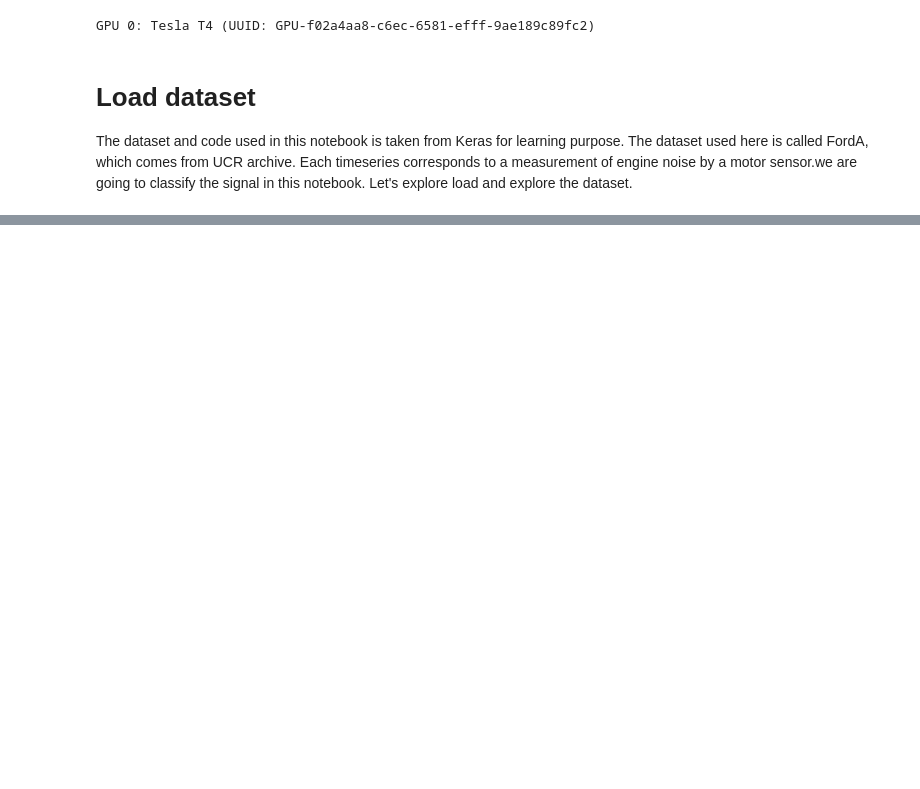
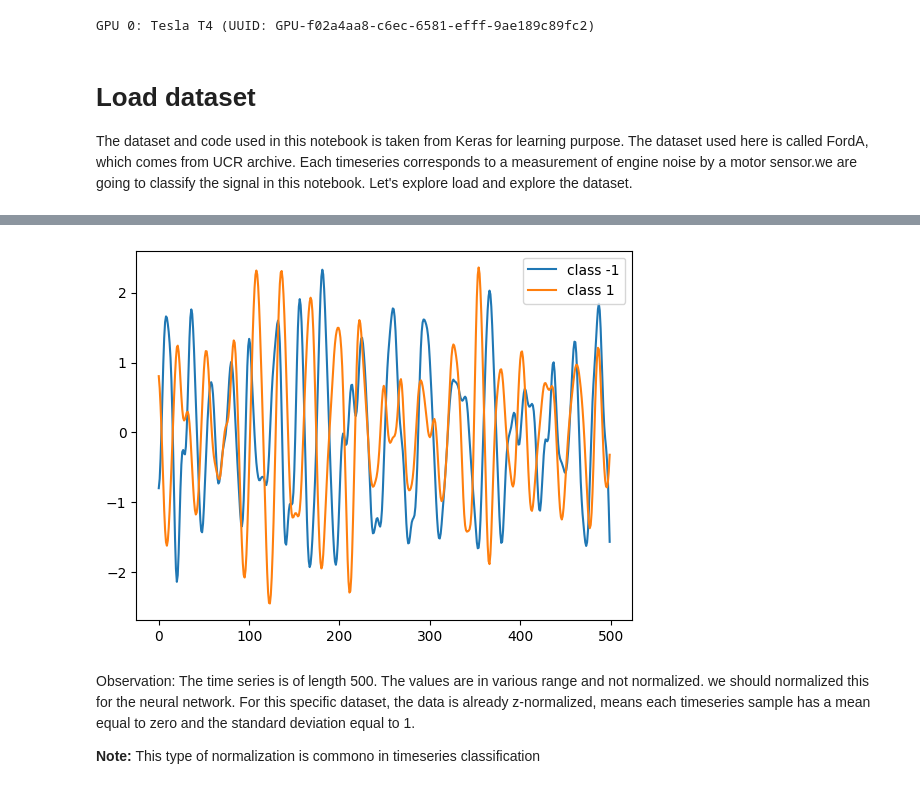
Before and after one commit to Prashanna-Raj-Pandit/NN-Time-series, a Jupyter notebook: Time_Series_forcasting.ipynb, the cells around one changed output, grey strips where cells are left out. Cells and saved outputs as stored; diff of their text form; code cells hidden in the pictures; blank space fills up the shorter version.

Commit message:
dataset analysis

```diff
--- a/Time_Series_forcasting.ipynb
+++ b/Time_Series_forcasting.ipynb
@@ -27,0 +104,16 @@ x_test, y_test = readucr(root_url + "FordA_TEST.tsv")
+# %%
+classes = np.unique(np.concatenate((y_train, y_test), axis=0)) # check total class in the dataset
+
+plt.figure()
+for c in classes:
+    c_x_train = x_train[y_train == c]
+    plt.plot(c_x_train[0], label="class " + str(c))
+plt.legend(loc="best")
+plt.show()
+plt.close()
+# %% [output]
+[figure, added]
+# %% [markdown]
+Observation: The time series is of length 500. The values are in various range and not normalized. we should normalized this for the neural network.  For this specific dataset, the data is already z-normalized, means each timeseries sample has a mean equal to zero and the standard deviation equal to 1.
+
+**Note:** This type of normalization is commono in timeseries classification
```
Also changed, not shown: parts of 6 cells of this notebook.
